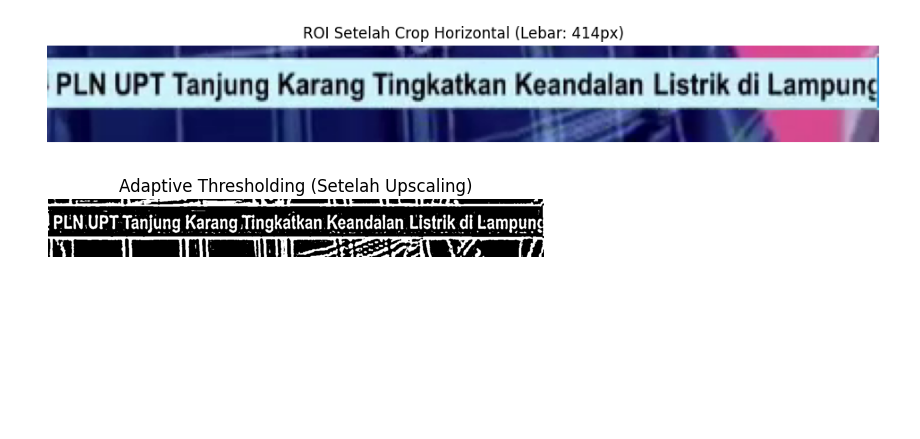
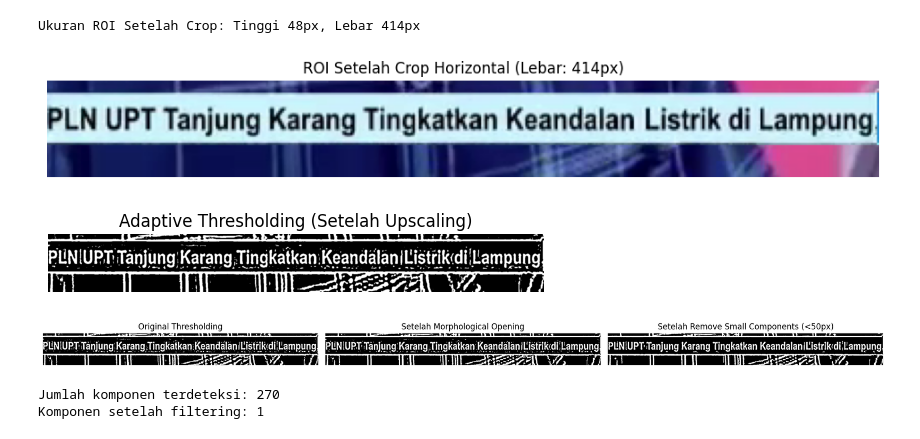
Before and after one commit to Aziz097/pcd-running-text-extractor, a Jupyter notebook: debug_frame.ipynb, the cells around one changed output. Saved outputs shown, nothing was run; the diff lists cells and outputs as text; code cells hidden in the pictures; blank space fills up the shorter version.

```diff
--- a/debug_frame.ipynb
+++ b/debug_frame.ipynb
@@ -8,34 +51,39 @@ import numpy as np
 video_path = os.path.join('data', 'input', '10 menit 1 November.mp4')
 # %%
 # Ambil frame spesifik
-frame_number = 9922
+frame_number = 9923
 cap = cv2.VideoCapture(video_path)
 cap.set(cv2.CAP_PROP_POS_FRAMES, frame_number)
 ret, frame = cap.read()
 cap.release()
 
 # 1. Crop vertikal: 10% bagian bawah
 height, width = frame.shape[:2]
 roi = frame[int(0.9*height):height, :, :].copy()
 
 # 2. Crop horizontal: HILANGKAN LOGO & TIMESTAMP
 # Sesuaikan nilai ini berdasarkan gambar Anda:
 left_crop = 179  # Potong 120px dari kiri (untuk logo)
 right_crop = 127  # Potong 100px dari kanan (untuk timestamp)
 refined_roi = roi[:, left_crop:width-right_crop, :].copy()
 
+# tampilkan metadata ROI
+print(f'Ukuran ROI Setelah Crop: Tinggi {refined_roi.shape[0]}px, Lebar {refined_roi.shape[1]}px')
+
+
 # Tampilkan ROI hasil crop
 plt.figure(figsize=(12, 3))
 plt.imshow(cv2.cvtColor(refined_roi, cv2.COLOR_BGR2RGB))
 plt.title(f'ROI Setelah Crop Horizontal (Lebar: {refined_roi.shape[1]}px)')
 plt.axis('off')
 plt.show()
 # %% [output]
+Ukuran ROI Setelah Crop: Tinggi 48px, Lebar 414px
-[figure, old version]
+[figure, new version]
 # %%
 # Code Cell 3 (Diperbaiki)
 # 1. Rescale ke 300% sebelum preprocessing
-resized_roi = cv2.resize(refined_roi, (0,0), fx=3, fy=3, interpolation=cv2.INTER_CUBIC)
+resized_roi = cv2.resize(refined_roi, (0,0), fx=4, fy=4, interpolation=cv2.INTER_CUBIC)
 
 # 2. Gunakan adaptive thresholding (lebih baik untuk kontras rendah)
 gray = cv2.cvtColor(resized_roi, cv2.COLOR_BGR2GRAY)
@@ -55,7 +103,50 @@ plt.title('Adaptive Thresholding (Setelah Upscaling)')
 plt.axis('off')
 plt.show()
 # %% [output]
-[figure, old version]
+[figure, new version]
+# %%
+# Menghilangkan noise kecil-kecil
+# 1. Morphological Opening (erosi kemudian dilasi) - menghilangkan noise putih kecil
+kernel_small = cv2.getStructuringElement(cv2.MORPH_RECT, (2, 2))
+opening = cv2.morphologyEx(thresh, cv2.MORPH_OPEN, kernel_small, iterations=1)
+
+# 2. Median Filter - alternatif untuk menghilangkan salt-and-pepper noise
+# denoised = cv2.medianBlur(thresh, 3)
+
+# 3. Connected Components - hapus komponen yang terlalu kecil (noise)
+num_labels, labels, stats, centroids = cv2.connectedComponentsWithStats(opening, connectivity=8)
+min_size = 50  # Hapus komponen lebih kecil dari 50 pixel
+
+# Buat mask untuk komponen yang cukup besar
+cleaned = np.zeros_like(opening)
+for i in range(1, num_labels):  # Skip background (label 0)
+    if stats[i, cv2.CC_STAT_AREA] >= min_size:
+        cleaned[labels == i] = 255
+
+# Tampilkan perbandingan
+fig, axes = plt.subplots(1, 3, figsize=(18, 4))
+
+axes[0].imshow(thresh, cmap='gray')
+axes[0].set_title('Original Thresholding')
+axes[0].axis('off')
+
+axes[1].imshow(opening, cmap='gray')
+axes[1].set_title('Setelah Morphological Opening')
+axes[1].axis('off')
+
+axes[2].imshow(cleaned, cmap='gray')
+axes[2].set_title(f'Setelah Remove Small Components (<{min_size}px)')
+axes[2].axis('off')
+
+plt.tight_layout()
+plt.show()
+
+print(f"Jumlah komponen terdeteksi: {num_labels-1}")
+print(f"Komponen setelah filtering: {np.sum(np.unique(cleaned) == 255)}")
+# %% [output]
+[figure, added]
+Jumlah komponen terdeteksi: 270
+Komponen setelah filtering: 1
 # %%
 # Code Cell 5 (Diperbaiki)
 # 1. Gunakan kernel lebih besar untuk morphologi
```
Also changed, not shown: parts of 9 cells of this notebook, 2 other files.
